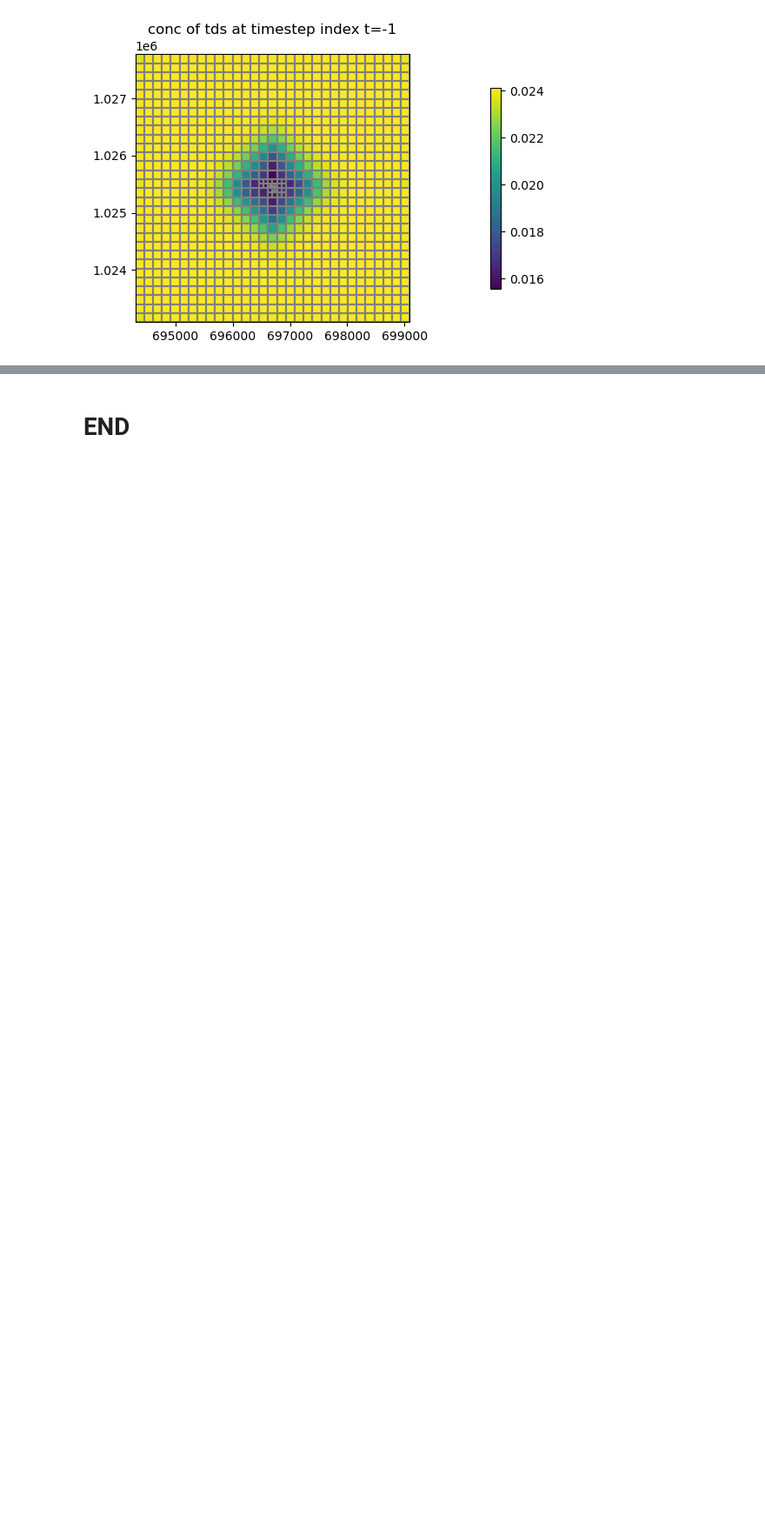
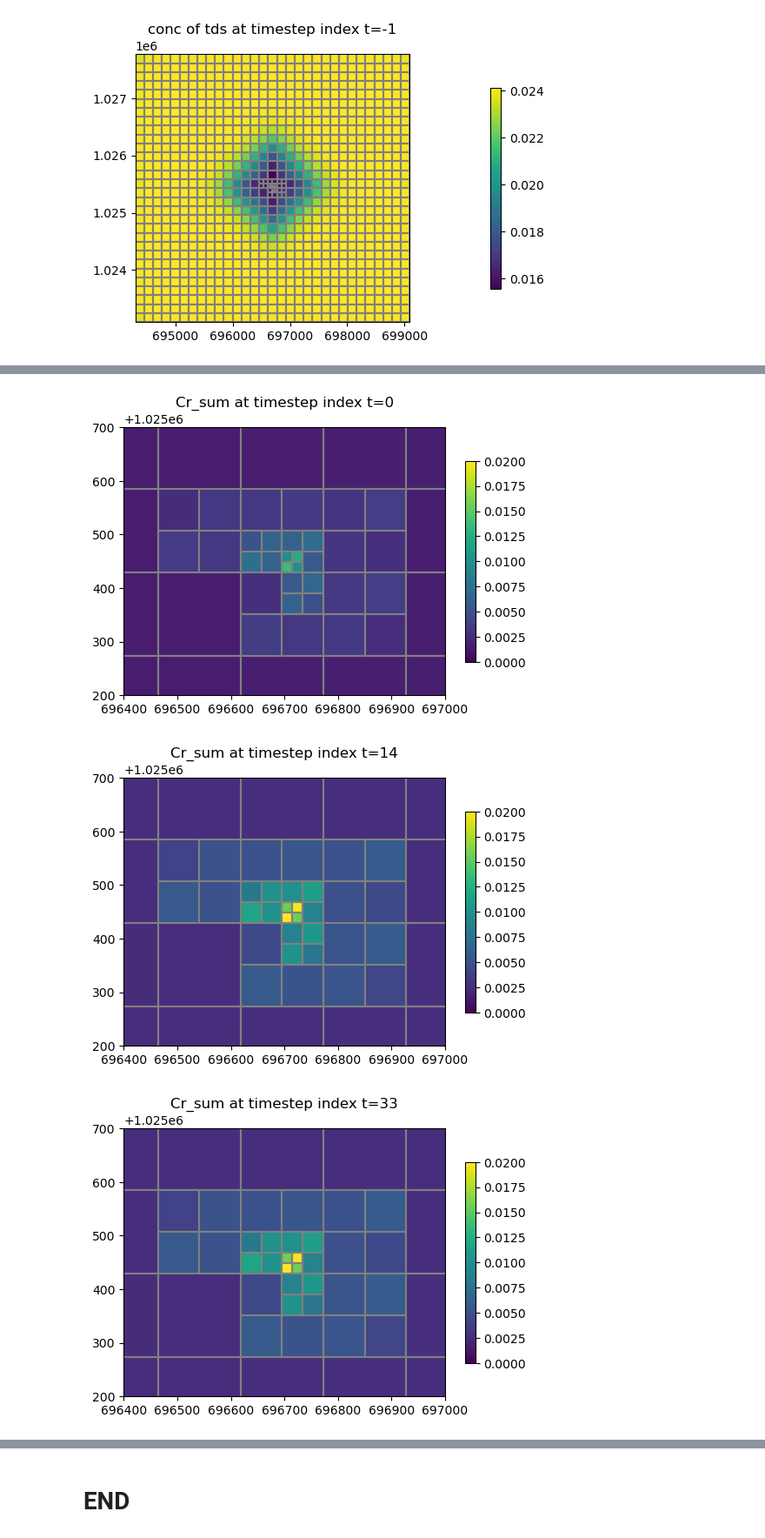
Before and after one commit to LimnoTech/mf6rtm-asr-example, a Jupyter notebook: sims/sim01-mf6only/mf6_explore2.ipynb, the cells around one changed output, grey strips where cells are left out. Shown at 87% size. Drawn from its saved outputs; the diff is of its cells as text; code cells hidden in the pictures; blank space fills up the shorter version.

Commit message:
Update to new Courant functions
Developed by @lkmancewicz-erdc at https://github.com/LimnoTech/modflow-modeling/commit/c7d9a0d8f9992b171e0bf62d0b336e6403830c0b

```diff
--- a/sims/sim01-mf6only/mf6_explore2.ipynb
+++ b/sims/sim01-mf6only/mf6_explore2.ipynb
@@ -960,12 +887,7 @@ pd.DataFrame(Cr[:,2,:]).T.describe()
 # %%
-# plot Cr map view
-t_l = [0, 1, 2, 5, 8, -1]  # list of timestep index (NOT actual time/days)
-for t in t_l:
-    fig = plt.figure(num=f,figsize=(6, 4))
-    ax = fig.add_subplot(1, 1, 1, aspect="auto")
-    ax.set_title("Cr at timestep index t=" + str(t))
-    mapview = flopy.plot.PlotMapView(gwf, layer=2)  # ,extent=(0,0.08,0,1.))
-    patch_collection = mapview.plot_array(Cr[t,:,:])  # ,vmin=0., vmax=0.2)
-    linecollection = mapview.plot_grid()
-    cb = plt.colorbar(patch_collection, shrink=0.75)
-    f = f + 1
+### inputs for functions to plot Cr
+t_l = [0, 14, 33,-1] # list of timestep index (NOT actual time/days)
+extent = (696400,697000,1025200,1025700)
+layer = 2
+Cr_type = 'Cr_sum'
+f = f + 1
@@ -978,0 +894,7 @@ for t in t_l:
+# %%
+# plot Courant number in map view using FloPy PlotMapView
+utils.plot_Cr_map_view(gwf,t_l,layer,Cr_type,Cr_sum,f,extent)
+# %% [output]
+[figure, added]
+[figure, added]
+[figure, added]
```
Also changed, not shown: parts of 10 cells of this notebook, 4 other files.
